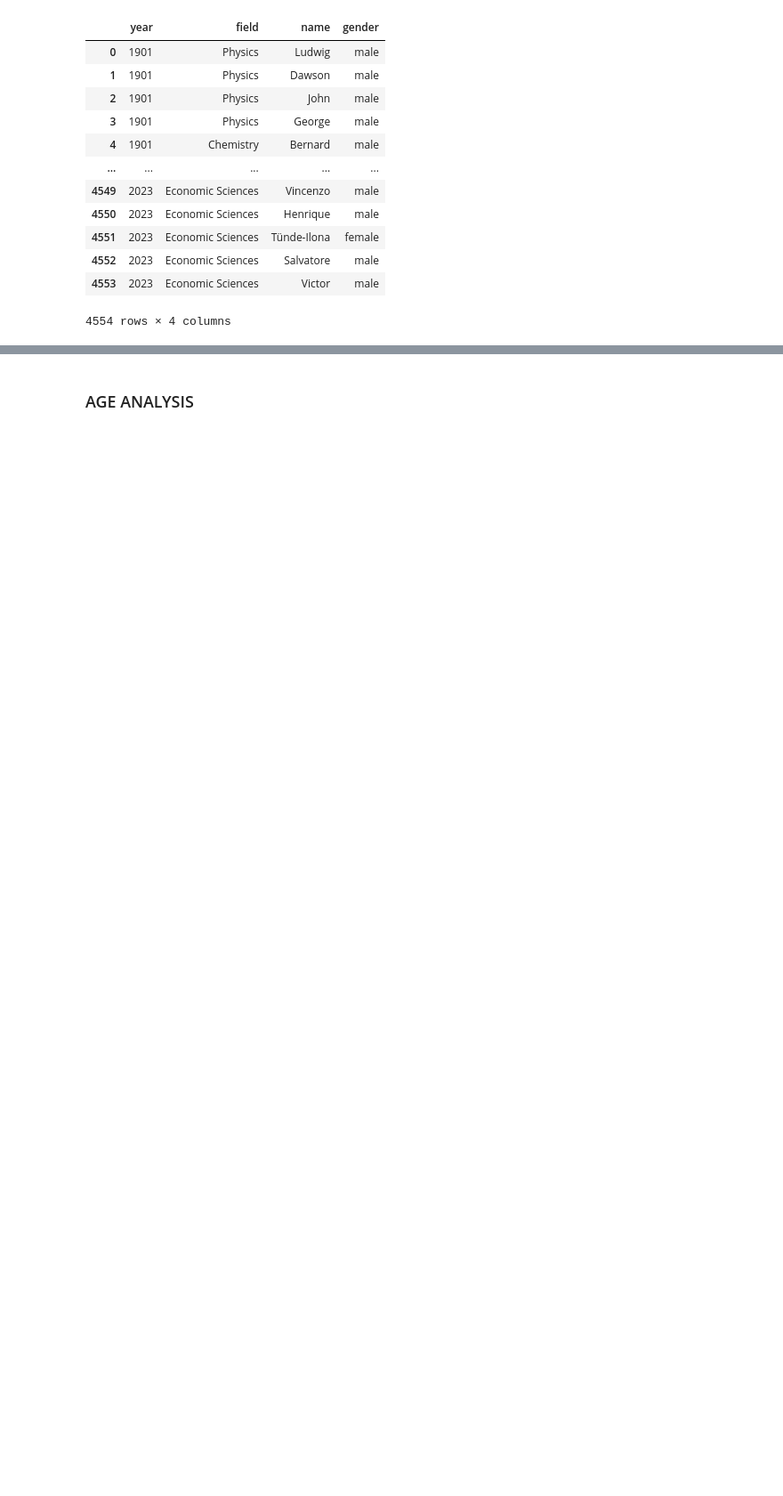
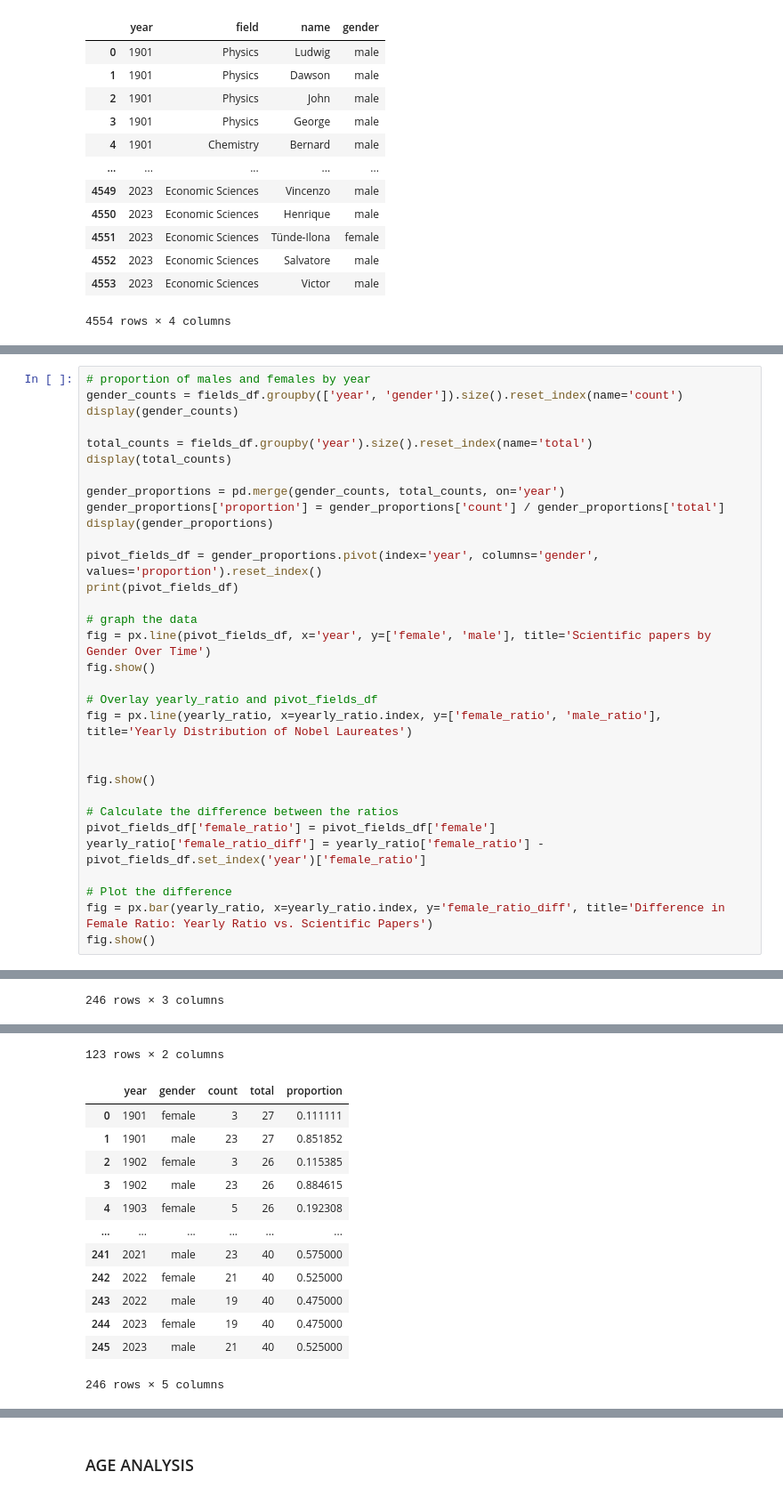
Before and after one commit to Bluceli168/IH-API-Project, a Jupyter notebook: main.ipynb, the cells around one changed output, grey strips where cells are left out. Shown at 89% size. Saved outputs shown, nothing was run; the diff lists cells and outputs as text; blank space fills up the shorter version.

Commit message:
new graphs

```diff
--- a/main.ipynb
+++ b/main.ipynb
@@ -437,3 +438,36 @@ gender  decade    female      male
 10        2000  0.193211  0.785901
 11        2010  0.265664  0.729323
 12        2020  0.462500  0.537500
+# %%
+# proportion of males and females by year
+gender_counts = fields_df.groupby(['year', 'gender']).size().reset_index(name='count')
+display(gender_counts)
+
+total_counts = fields_df.groupby('year').size().reset_index(name='total')
+display(total_counts)
+
+gender_proportions = pd.merge(gender_counts, total_counts, on='year')
+gender_proportions['proportion'] = gender_proportions['count'] / gender_proportions['total']
+display(gender_proportions)
+
+pivot_fields_df = gender_proportions.pivot(index='year', columns='gender', values='proportion').reset_index()
+print(pivot_fields_df)
+
+# graph the data
+fig = px.line(pivot_fields_df, x='year', y=['female', 'male'], title='Scientific papers by Gender Over Time')
+fig.show()
+
+# Overlay yearly_ratio and pivot_fields_df
+fig = px.line(yearly_ratio, x=yearly_ratio.index, y=['female_ratio', 'male_ratio'], title='Yearly Distribution of Nobel Laureates')
+
+
+fig.show()
+
+# Calculate the difference between the ratios
+pivot_fields_df['female_ratio'] = pivot_fields_df['female']
+yearly_ratio['female_ratio_diff'] = yearly_ratio['female_ratio'] - pivot_fields_df.set_index('year')['female_ratio']
+
+# Plot the difference
+fig = px.bar(yearly_ratio, x=yearly_ratio.index, y='female_ratio_diff', title='Difference in Female Ratio: Yearly Ratio vs. Scientific Papers')
+fig.show()
+# %% [output]
@@ -439,0 +486 @@ gender  decade    female      male
+246 rows × 3 columns
@@ -439,0 +499,14 @@ gender  decade    female      male
+123 rows × 2 columns
+|  | year | gender | count | total | proportion |
+| 0 | 1901 | female | 3 | 27 | 0.111111 |
+| 1 | 1901 | male | 23 | 27 | 0.851852 |
+| 2 | 1902 | female | 3 | 26 | 0.115385 |
+| 3 | 1902 | male | 23 | 26 | 0.884615 |
+| 4 | 1903 | female | 5 | 26 | 0.192308 |
+| ... | ... | ... | ... | ... | ... |
+| 241 | 2021 | male | 23 | 40 | 0.575000 |
+| 242 | 2022 | female | 21 | 40 | 0.525000 |
+| 243 | 2022 | male | 19 | 40 | 0.475000 |
+| 244 | 2023 | female | 19 | 40 | 0.475000 |
+| 245 | 2023 | male | 21 | 40 | 0.525000 |
+246 rows × 5 columns
```
Also changed, not shown: parts of 3 cells of this notebook.
